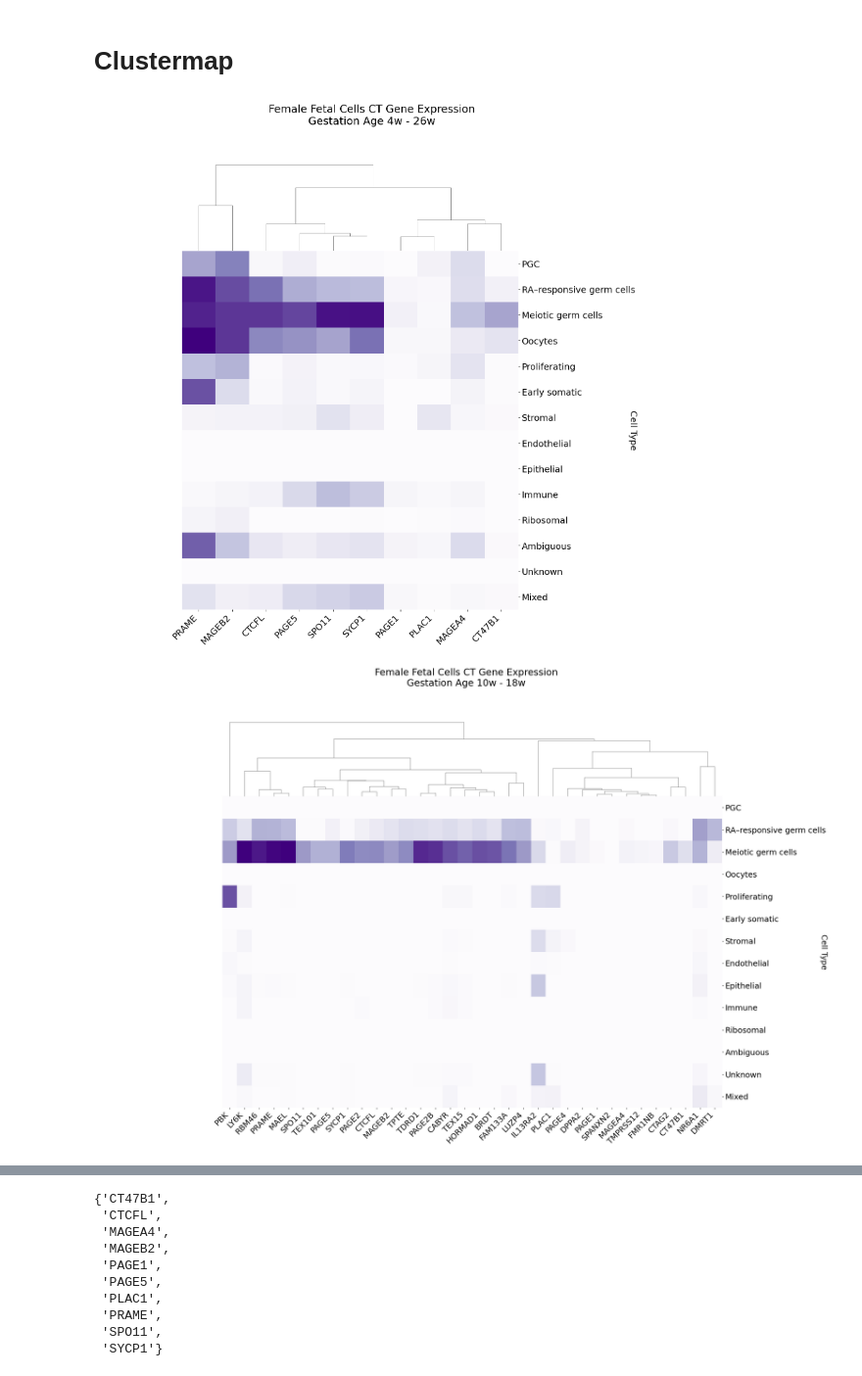
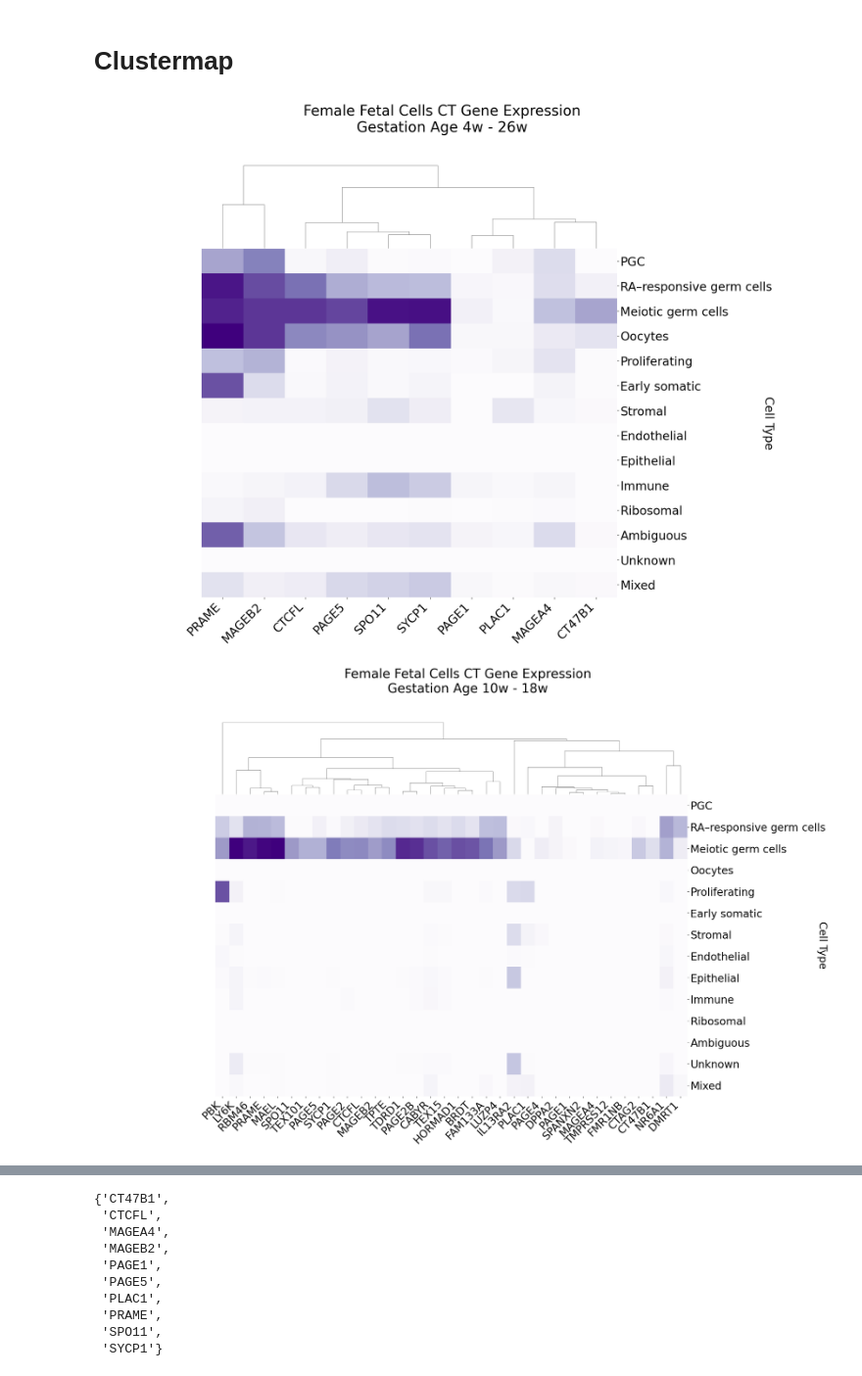
Before and after one commit to ascott-10/cta-onco-fetal, a Jupyter notebook: python_common_scripts/testing123456.ipynb, the cells around one changed output, grey strips where cells are left out. Shown at 98% size. Cells and saved outputs as stored; diff of their text form; code cells hidden in the pictures.

```diff
--- a/python_common_scripts/testing123456.ipynb
+++ b/python_common_scripts/testing123456.ipynb
@@ -126,40 +158,40 @@ gene_order = [g for g in gene_order if g in df_embryo.columns]
 df_embryo = df_embryo[gene_order]
 
 # Set global font size using rcParams
-plt.rcParams['font.size'] = 18
+plt.rcParams['font.size'] = 24
 
 
 
 
-plt.rcParams['font.size'] = 18
+plt.rcParams['font.size'] = 24
 
-g = sns.clustermap(df_embryo, row_cluster=False, col_cluster=True, cmap="Purples", cbar_pos=None, figsize=(16, 16))
+g = sns.clustermap(df_embryo, row_cluster=False, col_cluster=True, cmap="Purples", cbar_pos=None, figsize=(20, 16))
 g.fig.suptitle("Female Fetal Cells CT Gene Expression\nGestation Age 4w - 26w")
 g.fig.subplots_adjust(top=0.88)
 g.ax_heatmap.set_ylabel("Cell Type", rotation = 270 )
 g.ax_heatmap.set_xticklabels(g.ax_heatmap.get_xticklabels(), rotation=45, ha='right')
 
 g = sns.clustermap(df_fetal, row_cluster=False, col_cluster=True, cmap="Purples", cbar_pos=None, figsize=(24, 16))
 g.fig.suptitle("Female Fetal Cells CT Gene Expression\nGestation Age 10w - 18w")
 g.fig.subplots_adjust(top=0.88)
 g.ax_heatmap.set_ylabel("Cell Type")
 g.ax_heatmap.set_ylabel("Cell Type", rotation = 270 )
 g.ax_heatmap.set_xticklabels(g.ax_heatmap.get_xticklabels(), rotation=45, ha='right')
 
 
 import matplotlib as mpl
 
 vmin = min(df_embryo.min().min(), df_fetal.min().min())
 vmax = max(df_embryo.max().max(), df_fetal.max().max())
 
 norm = mpl.colors.Normalize(vmin=vmin, vmax=vmax)
 cmap = mpl.cm.Purples
 
 fig, ax = plt.subplots(figsize=(2, 6))
 cb = mpl.colorbar.ColorbarBase(ax, cmap=cmap, norm=norm)
 cb.set_label("Expression")
 
 plt.show()
 # %% [output]
-[figure, old version]
+[figure, new version]
-[figure, old version]
+[figure, new version]
```
Also changed, not shown: parts of 7 cells of this notebook, 29 other files.
